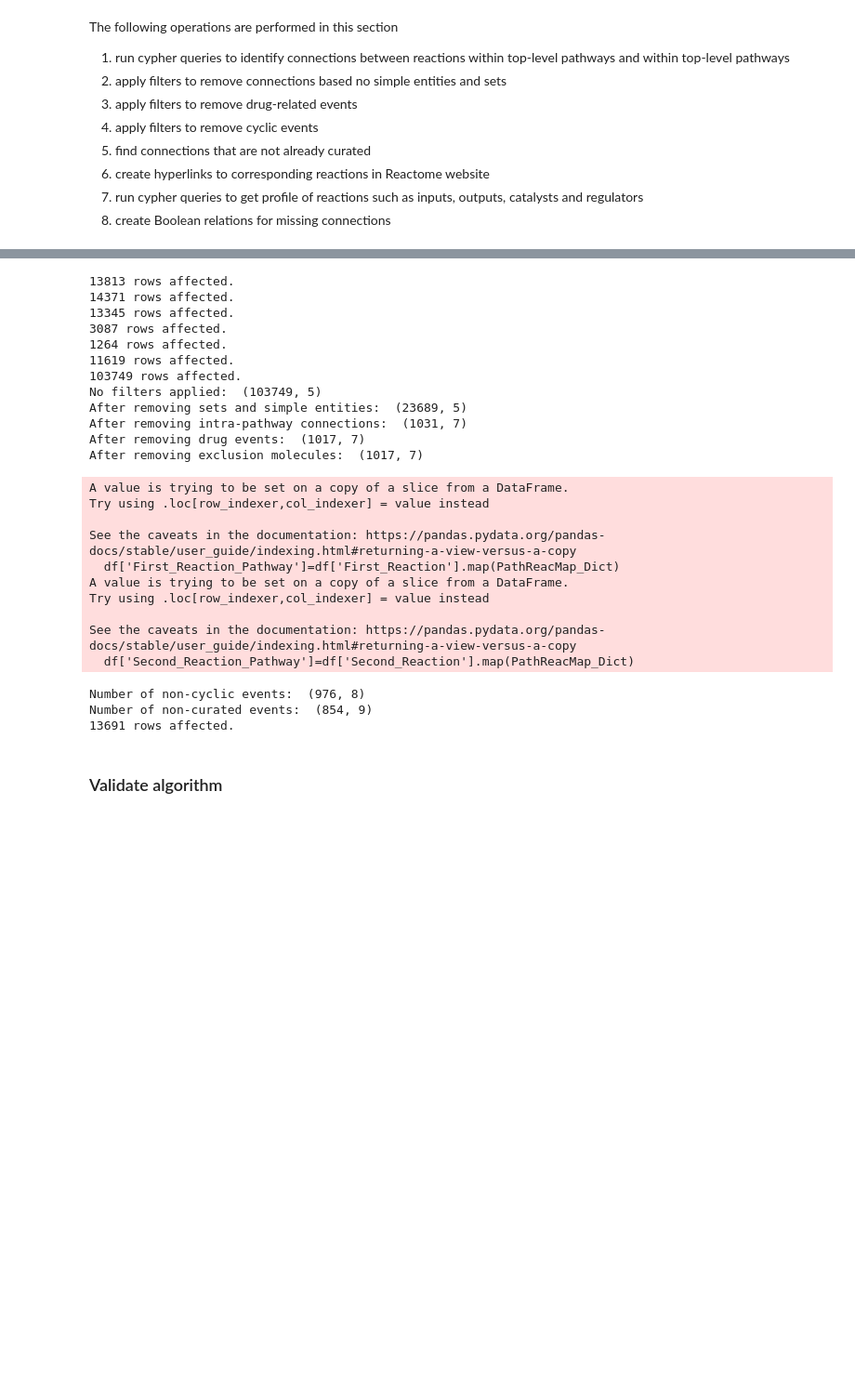
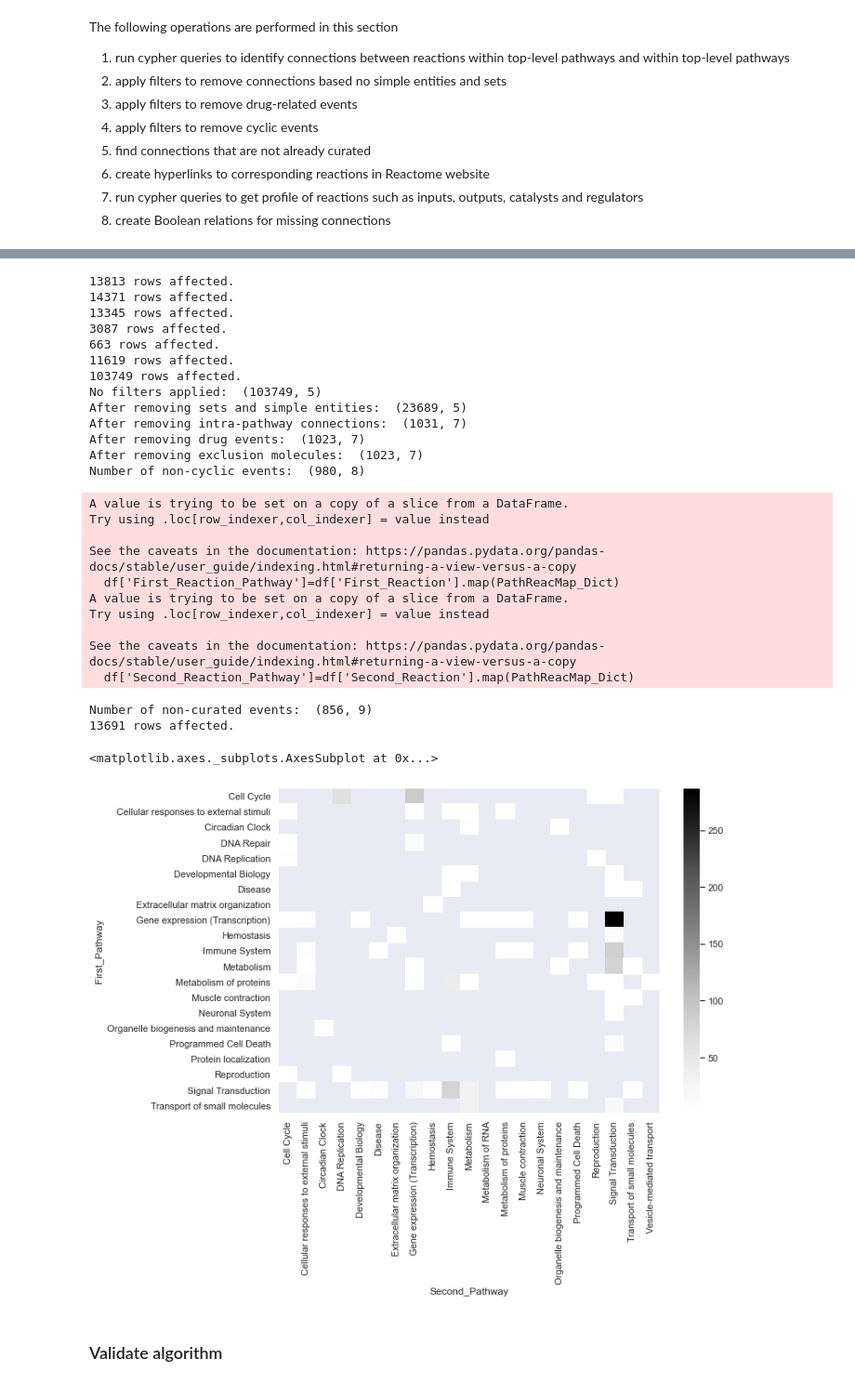
Before and after one commit to vthawfeek/Reactome_Network_Analysis, a Jupyter notebook: Integrative_Analysis.ipynb, the cells around one changed output, grey strips where cells are left out. Shown at 93% size. Cells and saved outputs as stored; diff of their text form; code cells hidden in the pictures; blank space fills up the shorter version.

Commit message:
Drug analysis init

```diff
--- a/Integrative_Analysis.ipynb
+++ b/Integrative_Analysis.ipynb
@@ -319,7 +321,8 @@ for ind,row in IDmap_DF.iterrows():
 
 #run query to get all drug-related reactions
 DrugReactions_CQ="""
-MATCH(p:TopLevelPathway)-[:hasEvent*]->(r:ReactionLikeEvent{speciesName:"Homo sapiens"})-[:input|output|catalystActivity|hasComponent|hasMember|hasCandidate|physicalEntity|regulatedBy|regulator*]->(d:PhysicalEntity)
+//MATCH(p:TopLevelPathway)-[:hasEvent*]->(r:ReactionLikeEvent{speciesName:"Homo sapiens"})-[:input|output|catalystActivity|hasComponent|hasMember|hasCandidate|physicalEntity|regulatedBy|regulator*]->(d:PhysicalEntity)
+MATCH(p:TopLevelPathway)-[:hasEvent*]->(r:ReactionLikeEvent{speciesName:"Homo sapiens"})-[:input|hasComponent|hasMember|hasCandidate|physicalEntity*]->(d:PhysicalEntity)
 WHERE (d.schemaClass='ChemicalDrug' OR d.schemaClass='ProteinDrug')
 RETURN DISTINCT p.displayName AS PathwayName, r.stId AS ReactionID, r.displayName AS ReactionName, d.displayName AS DrugName, d.schemaClass AS DrugType
 """
@@ -506,14 +509,15 @@ Output_df.to_csv(path2+Pathway_Name+'_IA.csv',index=False,header=True)
 14371 rows affected.
 13345 rows affected.
 3087 rows affected.
-1264 rows affected.
+663 rows affected.
 11619 rows affected.
 103749 rows affected.
 No filters applied:  (103749, 5)
 After removing sets and simple entities:  (23689, 5)
 After removing intra-pathway connections:  (1031, 7)
-After removing drug events:  (1017, 7)
-After removing exclusion molecules:  (1017, 7)
+After removing drug events:  (1023, 7)
+After removing exclusion molecules:  (1023, 7)
+Number of non-cyclic events:  (980, 8)
 A value is trying to be set on a copy of a slice from a DataFrame.
 Try using .loc[row_indexer,col_indexer] = value instead
 
@@ -524,9 +528,22 @@ Try using .loc[row_indexer,col_indexer] = value instead
 
 See the caveats in the documentation: https://pandas.pydata.org/pandas-docs/stable/user_guide/indexing.html#returning-a-view-versus-a-copy
   df['Second_Reaction_Pathway']=df['Second_Reaction'].map(PathReacMap_Dict)
-Number of non-cyclic events:  (976, 8)
-Number of non-curated events:  (854, 9)
+Number of non-curated events:  (856, 9)
 13691 rows affected.
+# %%
+import seaborn as sns
+Plot_Data = Output_df.groupby(['First_Reaction_Pathway','Second_Reaction_Pathway']).count()
+hm = []
+for i,r in Plot_Data.iterrows():
+    hm.append([i[0],i[1],Plot_Data.at[i,'Shared_Entity']])
+
+df_hm = pd.DataFrame(hm,columns=['First_Pathway','Second_Pathway','ConnectionCount'])
+hm_plot = df_hm.pivot(index='First_Pathway',columns='Second_Pathway',values='ConnectionCount')
+sns.set(rc={'figure.figsize':(10,7)})
+sns.heatmap(hm_plot,cmap='Greys')
+# %% [output]
+<matplotlib.axes._subplots.AxesSubplot at 0x...>
+[figure, added]
 # %% [markdown]
 ### Validate algorithm
 # %%
```
Also changed, not shown: parts of 1 cell of this notebook, 18 other files.
